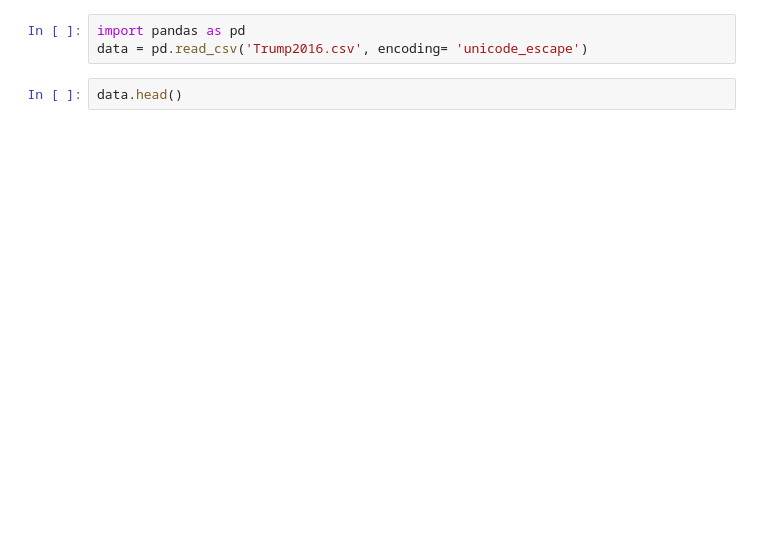
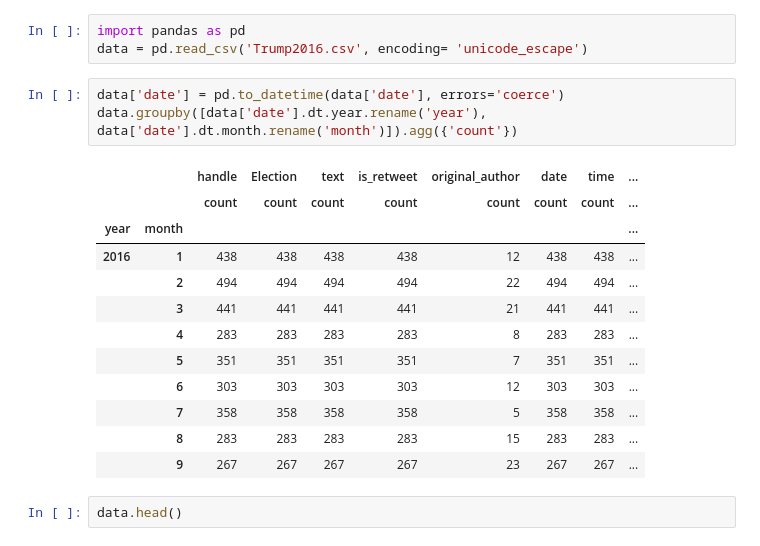
Before and after one commit to DinaTTomoum/Thesis2021, a Jupyter notebook: trump16ngrams.ipynb, the cells around one changed output. Drawn from its saved outputs; the diff is of its cells as text; blank space fills up the shorter version.

```diff
--- a/trump16ngrams.ipynb
+++ b/trump16ngrams.ipynb
@@ -38,6 +38,22 @@ Saving Trump2016.csv to Trump2016 (1).csv
 # %%
 import pandas as pd
 data = pd.read_csv('Trump2016.csv', encoding= 'unicode_escape')
+# %%
+data['date'] = pd.to_datetime(data['date'], errors='coerce')
+data.groupby([data['date'].dt.year.rename('year'), data['date'].dt.month.rename('month')]).agg({'count'})
+# %% [output]
+|  |  | handle | Election | text | is_retweet | original_author | date | time | ... |
+|  |  | count | count | count | count | count | count | count | ... |
+| year | month |  |  |  |  |  |  |  | ... |
+| 2016 | 1 | 438 | 438 | 438 | 438 | 12 | 438 | 438 | ... |
+|  | 2 | 494 | 494 | 494 | 494 | 22 | 494 | 494 | ... |
+|  | 3 | 441 | 441 | 441 | 441 | 21 | 441 | 441 | ... |
+|  | 4 | 283 | 283 | 283 | 283 | 8 | 283 | 283 | ... |
+|  | 5 | 351 | 351 | 351 | 351 | 7 | 351 | 351 | ... |
+|  | 6 | 303 | 303 | 303 | 303 | 12 | 303 | 303 | ... |
+|  | 7 | 358 | 358 | 358 | 358 | 5 | 358 | 358 | ... |
+|  | 8 | 283 | 283 | 283 | 283 | 15 | 283 | 283 | ... |
+|  | 9 | 267 | 267 | 267 | 267 | 23 | 267 | 267 | ... |
 # %%
 data.head()
 # %% [output]
```
Also changed, not shown: parts of 1 cell of this notebook.
